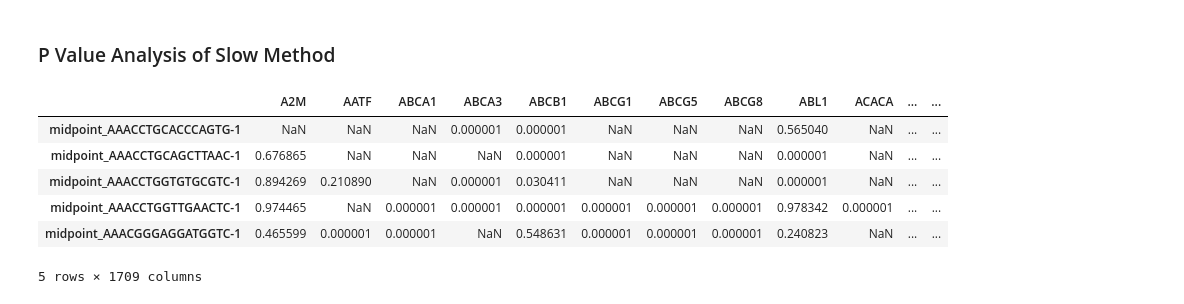
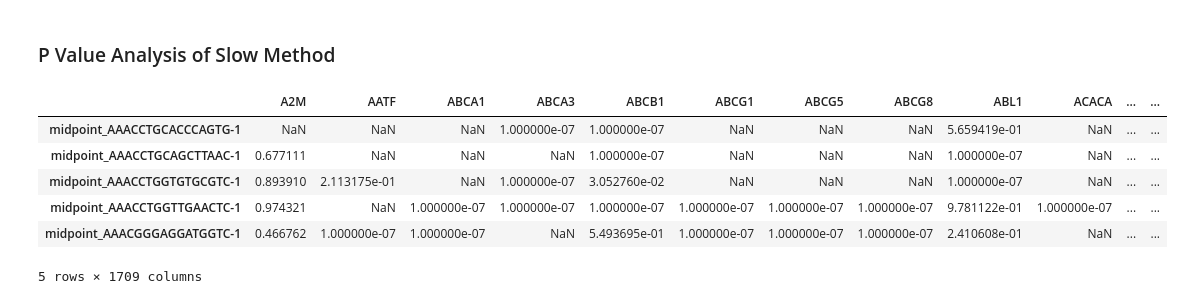
Before and after one commit to PathwayAndDataAnalysis/TF-Analysis, a Jupyter notebook: main/another_approach/p_analysis.ipynb, the cells around one changed output. Saved outputs shown, nothing was run; the diff lists cells and outputs as text; code cells hidden in the pictures.

```diff
--- a/main/another_approach/p_analysis.ipynb
+++ b/main/another_approach/p_analysis.ipynb
@@ -5,17 +5,17 @@ import statsmodels.stats.multitest as smm
 # %% [markdown]
 ### P Value Analysis of Slow Method
 # %%
-pValFile = 'data/result.tsv'
+pValFile = 'data/output_parallel.tsv'
 pValDf = pd.read_csv(pValFile, sep='\t', index_col=0)
 pValDf = np.abs(pValDf)
 pValDf.head()
 # %% [output]
 |  | A2M | AATF | ABCA1 | ABCA3 | ABCB1 | ABCG1 | ABCG5 | ABCG8 | ABL1 | ACACA | ... | ... |
-| midpoint_AAACCTGCACCCAGTG-1 | NaN | NaN | NaN | 0.000001 | 0.000001 | NaN | NaN | NaN | 0.565040 | NaN | ... | ... |
-| midpoint_AAACCTGCAGCTTAAC-1 | 0.676865 | NaN | NaN | NaN | 0.000001 | NaN | NaN | NaN | 0.000001 | NaN | ... | ... |
-| midpoint_AAACCTGGTGTGCGTC-1 | 0.894269 | 0.210890 | NaN | 0.000001 | 0.030411 | NaN | NaN | NaN | 0.000001 | NaN | ... | ... |
-| midpoint_AAACCTGGTTGAACTC-1 | 0.974465 | NaN | 0.000001 | 0.000001 | 0.000001 | 0.000001 | 0.000001 | 0.000001 | 0.978342 | 0.000001 | ... | ... |
-| midpoint_AAACGGGAGGATGGTC-1 | 0.465599 | 0.000001 | 0.000001 | NaN | 0.548631 | 0.000001 | 0.000001 | 0.000001 | 0.240823 | NaN | ... | ... |
+| midpoint_AAACCTGCACCCAGTG-1 | NaN | NaN | NaN | 1.000000e-07 | 1.000000e-07 | NaN | NaN | NaN | 5.659419e-01 | NaN | ... | ... |
+| midpoint_AAACCTGCAGCTTAAC-1 | 0.677111 | NaN | NaN | NaN | 1.000000e-07 | NaN | NaN | NaN | 1.000000e-07 | NaN | ... | ... |
+| midpoint_AAACCTGGTGTGCGTC-1 | 0.893910 | 2.113175e-01 | NaN | 1.000000e-07 | 3.052760e-02 | NaN | NaN | NaN | 1.000000e-07 | NaN | ... | ... |
+| midpoint_AAACCTGGTTGAACTC-1 | 0.974321 | NaN | 1.000000e-07 | 1.000000e-07 | 1.000000e-07 | 1.000000e-07 | 1.000000e-07 | 1.000000e-07 | 9.781122e-01 | 1.000000e-07 | ... | ... |
+| midpoint_AAACGGGAGGATGGTC-1 | 0.466762 | 1.000000e-07 | 1.000000e-07 | NaN | 5.493695e-01 | 1.000000e-07 | 1.000000e-07 | 1.000000e-07 | 2.410608e-01 | NaN | ... | ... |
 5 rows × 1709 columns
 # %%
 adjustedPVals = pd.DataFrame(columns=pValDf.columns, index=pValDf.index)
```
Also changed, not shown: 2 other files.
